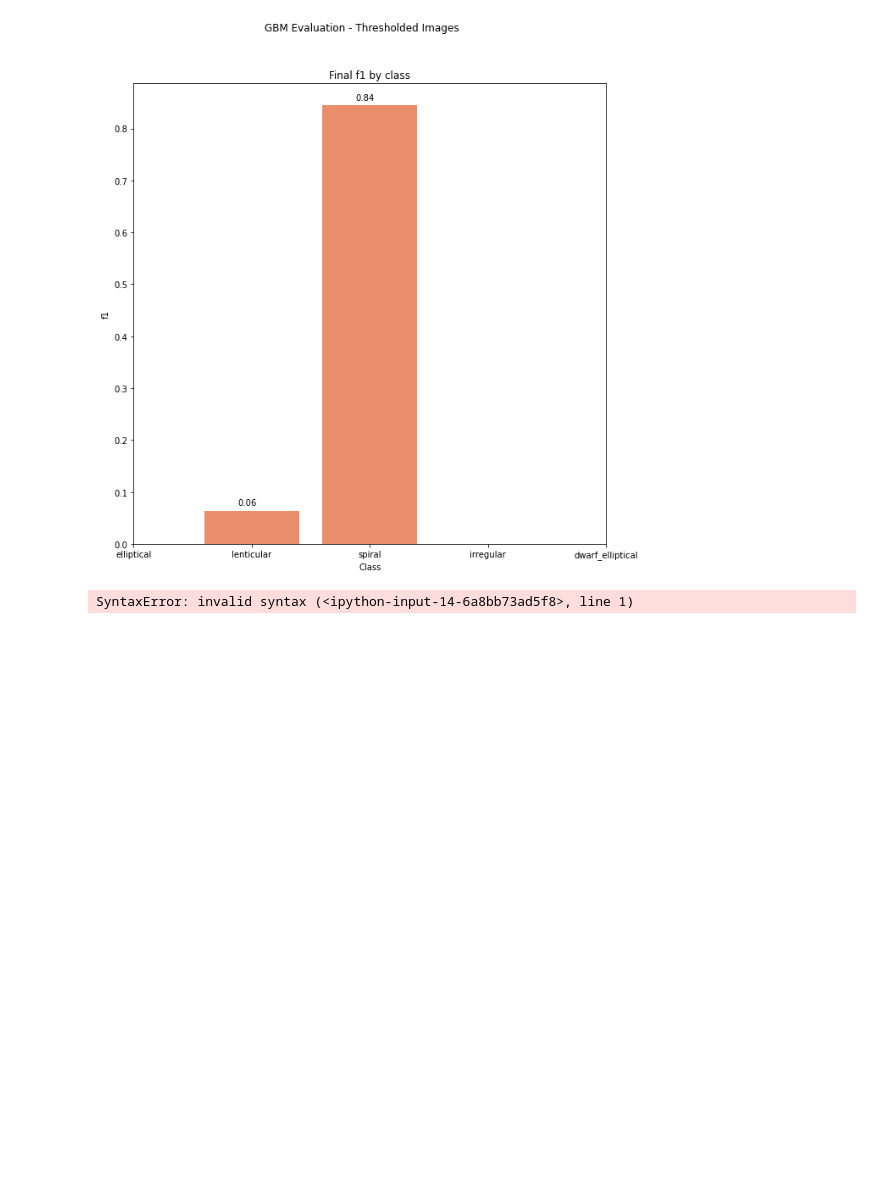
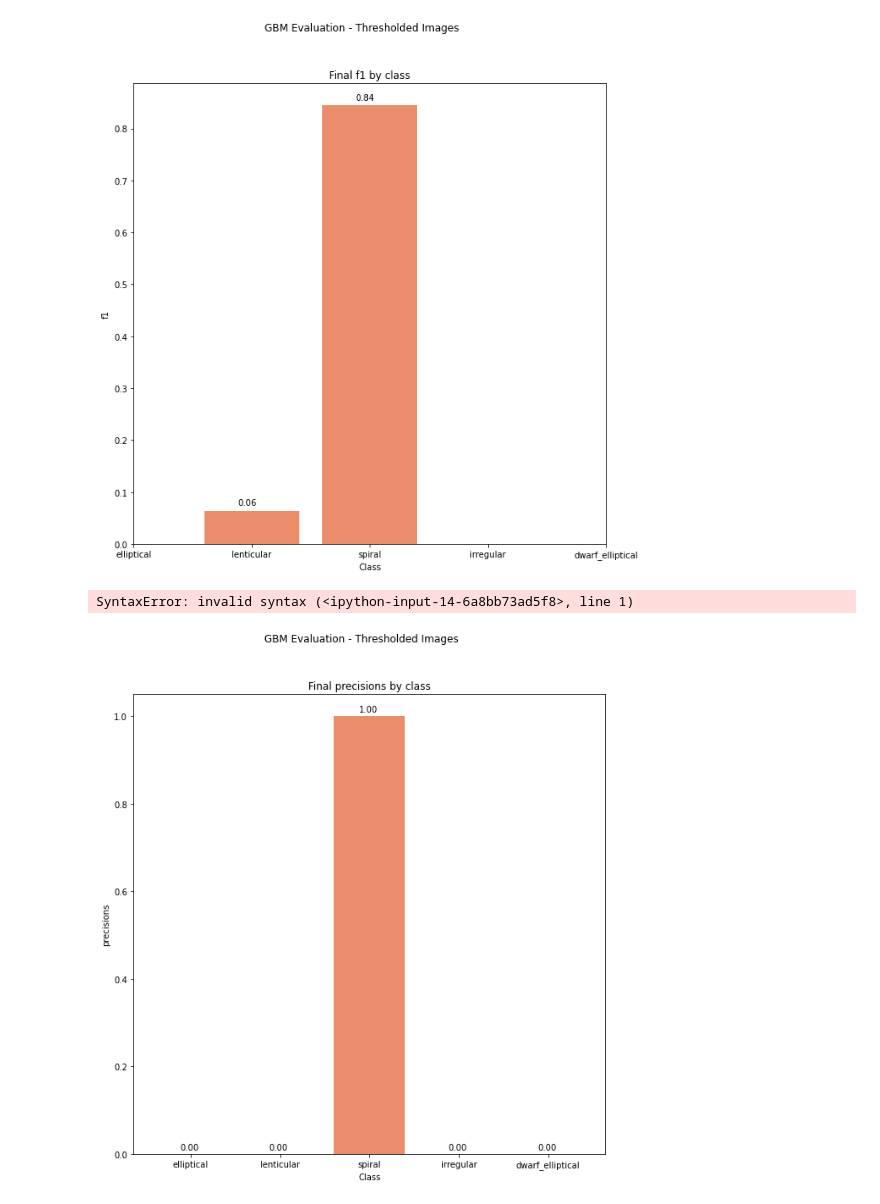
Before and after one commit to frankmaayn/galaxy_computer_vision_with_EFIGI_data, a Jupyter notebook: Notebooks/GBM Evaluation.ipynb, the cells around one changed output. Saved outputs shown, nothing was run; the diff lists cells and outputs as text; code cells hidden in the pictures; blank space fills up the shorter version.

```diff
--- a/Notebooks/GBM Evaluation.ipynb
+++ b/Notebooks/GBM Evaluation.ipynb
@@ -164,3 +195,17 @@ Labels:
 4: Dwarf Spheroid Elliptical
 # %% [output]
 SyntaxError: invalid syntax (<ipython-input-14-6a8bb73ad5f8>, line 1)
+# %%
+
+from galaxyquest.gbm.GBM import GBM
+from galaxyquest.utilities import get_metrics_by_epoch
+gbm_model = GBM("../datasets\EFIGI_SIFT_feature_data_64kp_nothreshold.csv", "../datasets\EFIGI_labels.csv", 8191)
+cv_results = gbm_model.cross_validate_predict(5)
+metrics = get_metrics_by_epoch(cv_results["predictions"], cv_results["ground_truth_labels"])
+# %%
+from galaxyquest.utilities import plot_metric_byclass
+import seaborn as sns
+sns.set_palette(sns.color_palette("flare"))
+plot_metric_byclass(metrics, "precisions", ["elliptical", "lenticular", "spiral", "irregular", "dwarf_elliptical"], "GBM Evaluation - Thresholded Images")
+# %% [output]
+[figure, added]
```
Also changed, not shown: parts of 8 cells of this notebook, 5 other files.
